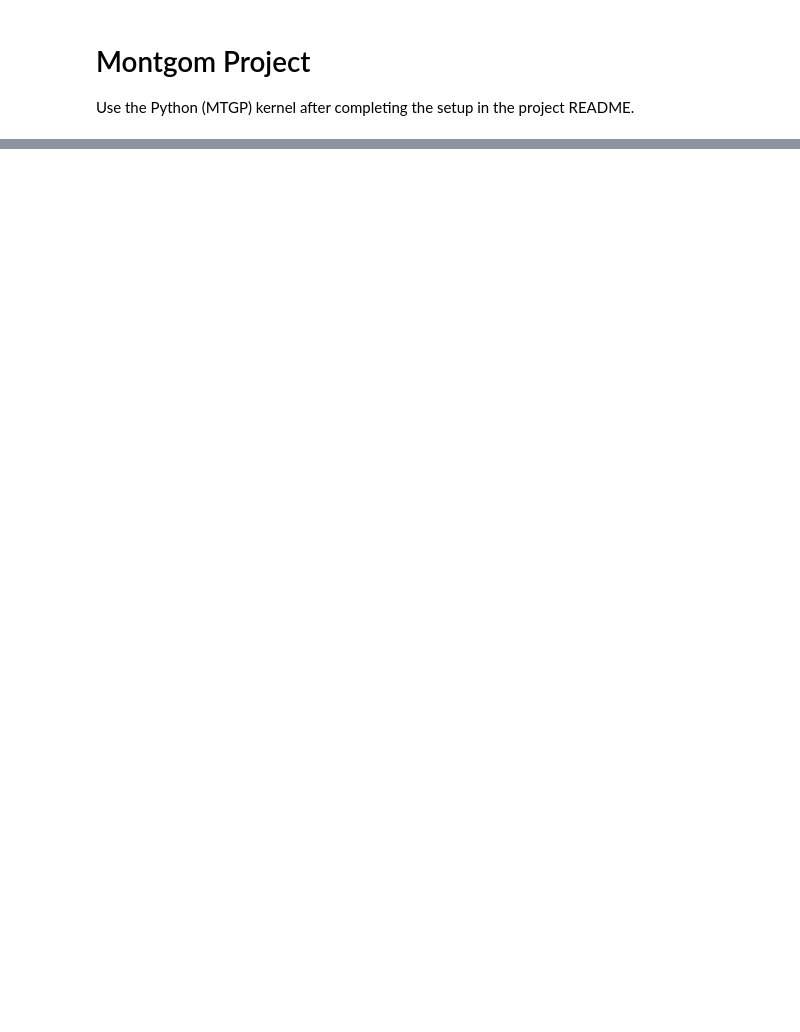
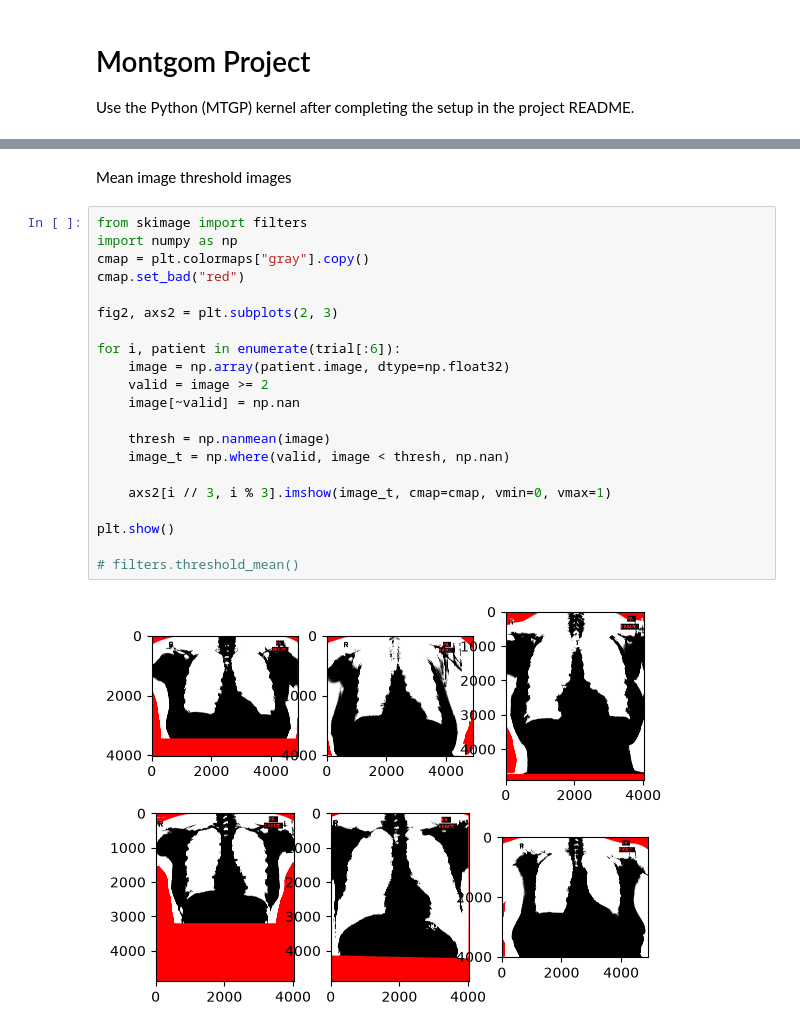
Before and after one commit to THartigan/xray_segmentation_testing, a Jupyter notebook: notebooks/01_getting_started.ipynb, the cells around one changed output, grey strips where cells are left out. Saved outputs shown, nothing was run; the diff lists cells and outputs as text; blank space fills up the shorter version.

```diff
--- a/notebooks/01_getting_started.ipynb
+++ b/notebooks/01_getting_started.ipynb
@@ -29,0 +94,25 @@ plt.tight_layout()
+# %% [markdown]
+Mean image threshold images
+# %%
+from skimage import filters
+import numpy as np
+cmap = plt.colormaps["gray"].copy()
+cmap.set_bad("red")
+
+fig2, axs2 = plt.subplots(2, 3)
+
+for i, patient in enumerate(trial[:6]):
+    image = np.array(patient.image, dtype=np.float32)
+    valid = image >= 2
+    image[~valid] = np.nan
+
+    thresh = np.nanmean(image)
+    image_t = np.where(valid, image < thresh, np.nan)
+
+    axs2[i // 3, i % 3].imshow(image_t, cmap=cmap, vmin=0, vmax=1)
+
+plt.show()
+
+# filters.threshold_mean()
+# %% [output]
+[figure, added]
```
Also changed, not shown: parts of 14 cells of this notebook, 3 other files.
